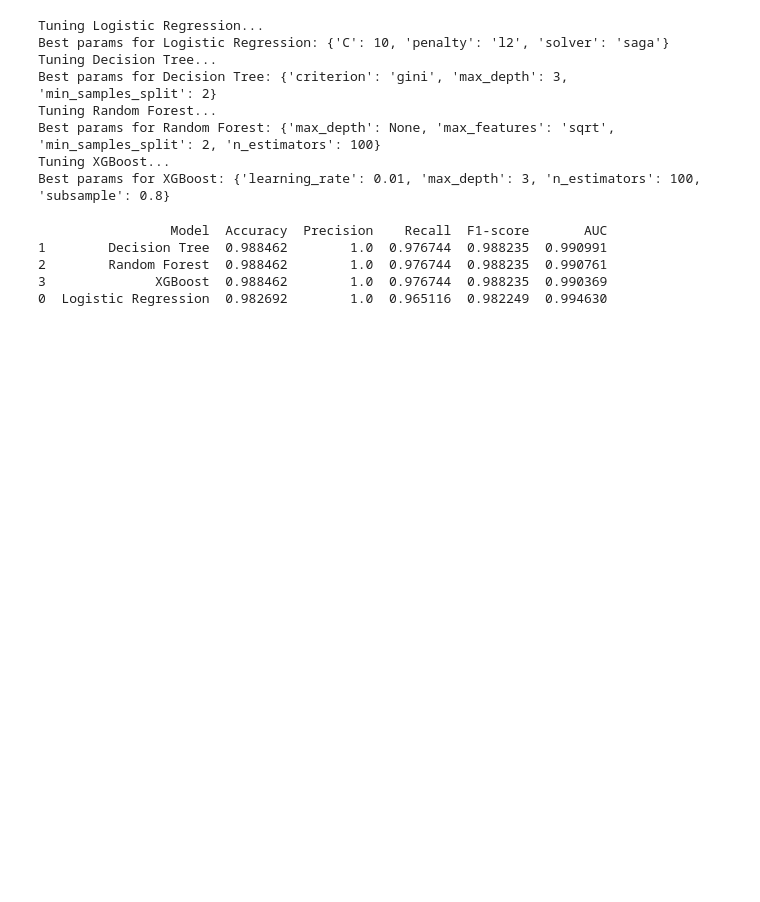
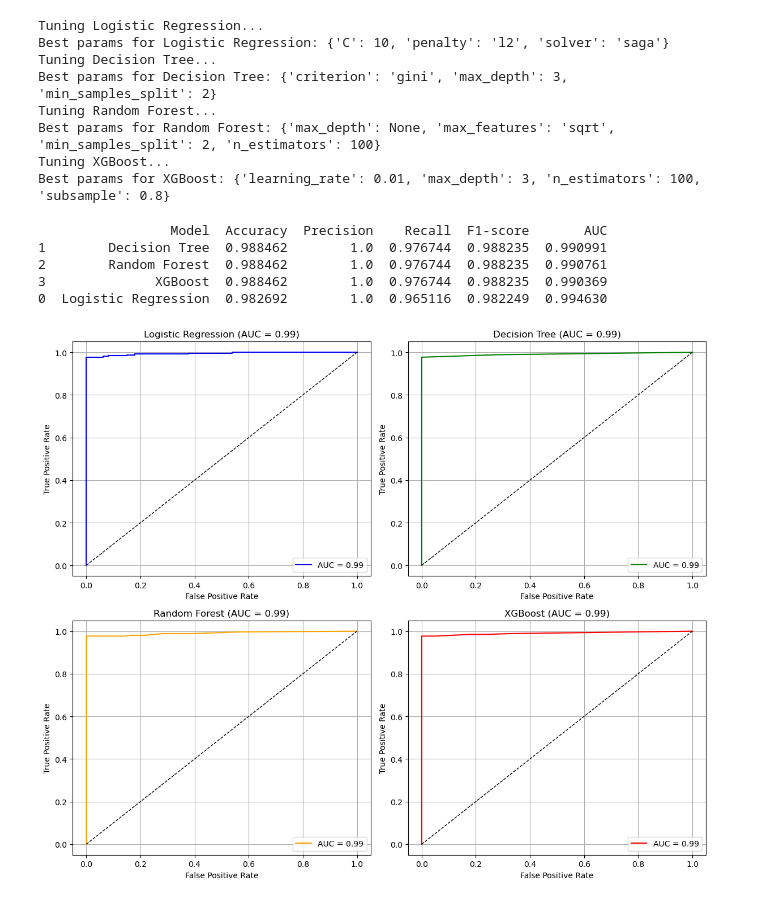
Before and after one commit to Zahid295/repeat-purchase-prediction, a Jupyter notebook: CA3_Capstone.ipynb, the cells around one changed output. Drawn from its saved outputs; the diff is of its cells as text; code cells hidden in the pictures; blank space fills up the shorter version.

Commit message:
Add ROC curve visualization for tuned models

```diff
--- a/CA3_Capstone.ipynb
+++ b/CA3_Capstone.ipynb
@@ -775,3 +775,30 @@ print(tuned_df.sort_values(by='F1-score', ascending=False))
 2        Random Forest  0.988462        1.0  0.976744  0.988235  0.990761
 3              XGBoost  0.988462        1.0  0.976744  0.988235  0.990369
 0  Logistic Regression  0.982692        1.0  0.965116  0.982249  0.994630
+# %%
+# ROC Curve Visualization for Tuned Models
+
+# Create subplots
+fig, axes = plt.subplots(2, 2, figsize=(12, 10))
+axes = axes.ravel()
+colors = ['blue', 'green', 'orange', 'red']
+
+# Plot ROC curve for each model
+for idx, (name, model) in enumerate(best_models.items()):
+    y_prob = model.predict_proba(X_test_scaled)[:, 1]
+    fpr, tpr, _ = roc_curve(y_test, y_prob)
+    auc_score = roc_auc_score(y_test, y_prob)
+
+    ax = axes[idx]
+    ax.plot(fpr, tpr, color=colors[idx], label=f'AUC = {auc_score:.2f}')
+    ax.plot([0, 1], [0, 1], 'k--', lw=1)
+    ax.set_title(f'{name} (AUC = {auc_score:.2f})')
+    ax.set_xlabel('False Positive Rate')
+    ax.set_ylabel('True Positive Rate')
+    ax.legend(loc='lower right')
+    ax.grid(True)
+
+plt.tight_layout()
+plt.show()
+# %% [output]
+[figure, added]
```
